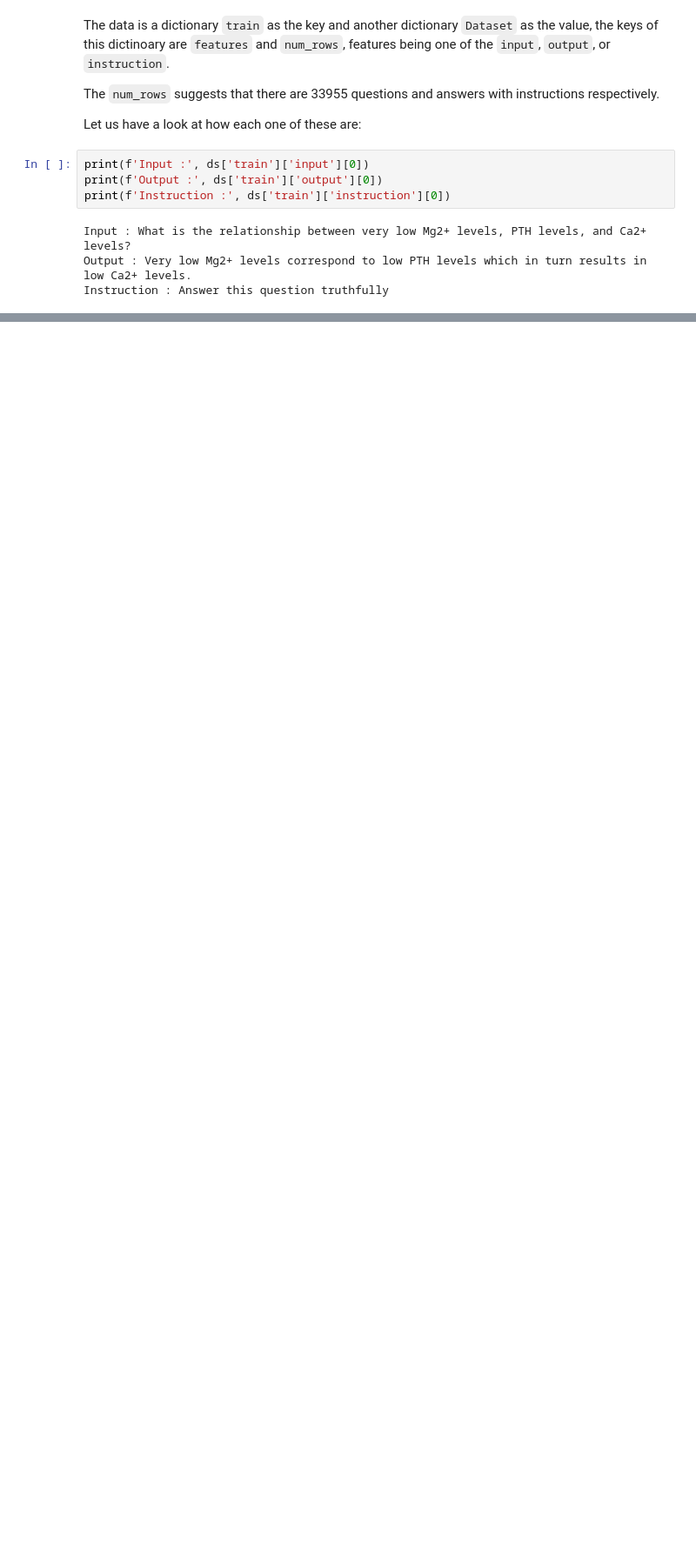
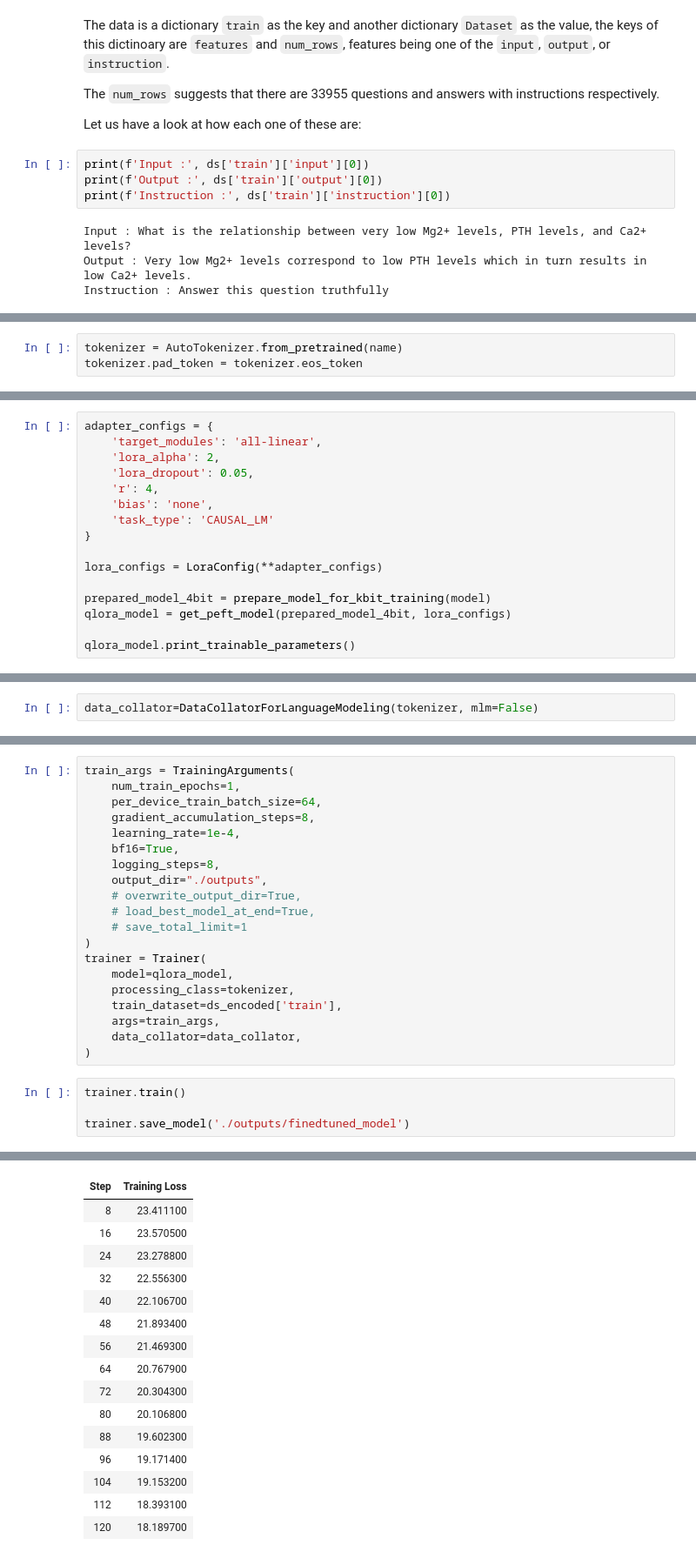
Before and after one commit to suurajroshan/lang_models_project, a Jupyter notebook: language_models.ipynb, the cells around one changed output, grey strips where cells are left out. Shown: that part at 87% size. Drawn from its saved outputs; the diff is of its cells as text; blank space fills up the shorter version.

```diff
--- a/language_models.ipynb
+++ b/language_models.ipynb
@@ -150,0 +523,3 @@ Use the first few of the documents as the context and prompt an LLM to generate
+# %%
+tokenizer = AutoTokenizer.from_pretrained(name)
+tokenizer.pad_token = tokenizer.eos_token
@@ -150,0 +618,16 @@ Use the first few of the documents as the context and prompt an LLM to generate
+# %%
+adapter_configs = {
+    'target_modules': 'all-linear',
+    'lora_alpha': 2,
+    'lora_dropout': 0.05,
+    'r': 4,
+    'bias': 'none',
+    'task_type': 'CAUSAL_LM'
+}
+
+lora_configs = LoraConfig(**adapter_configs)
+
+prepared_model_4bit = prepare_model_for_kbit_training(model)
+qlora_model = get_peft_model(prepared_model_4bit, lora_configs)
+
+qlora_model.print_trainable_parameters()
@@ -150,0 +636,2 @@ Use the first few of the documents as the context and prompt an LLM to generate
+# %%
+data_collator=DataCollatorForLanguageModeling(tokenizer, mlm=False)
@@ -150,0 +649,25 @@ Use the first few of the documents as the context and prompt an LLM to generate
+# %%
+train_args = TrainingArguments(
+    num_train_epochs=1,
+    per_device_train_batch_size=64,
+    gradient_accumulation_steps=8,
+    learning_rate=1e-4,
+    bf16=True,
+    logging_steps=8,
+    output_dir="./outputs",
+    # overwrite_output_dir=True,
+    # load_best_model_at_end=True,
+    # save_total_limit=1
+)
+trainer = Trainer(
+    model=qlora_model,
+    processing_class=tokenizer,
+    train_dataset=ds_encoded['train'],
+    args=train_args,
+    data_collator=data_collator,
+)
+# %%
+trainer.train()
+
+trainer.save_model('./outputs/finedtuned_model')
+# %% [output]
@@ -150,0 +675,16 @@ Use the first few of the documents as the context and prompt an LLM to generate
+| Step | Training Loss |
+| 8 | 23.411100 |
+| 16 | 23.570500 |
+| 24 | 23.278800 |
+| 32 | 22.556300 |
+| 40 | 22.106700 |
+| 48 | 21.893400 |
+| 56 | 21.469300 |
+| 64 | 20.767900 |
+| 72 | 20.304300 |
+| 80 | 20.106800 |
+| 88 | 19.602300 |
+| 96 | 19.171400 |
+| 104 | 19.153200 |
+| 112 | 18.393100 |
+| 120 | 18.189700 |
```
Also changed, not shown: parts of 78 cells of this notebook, 3 other files.
